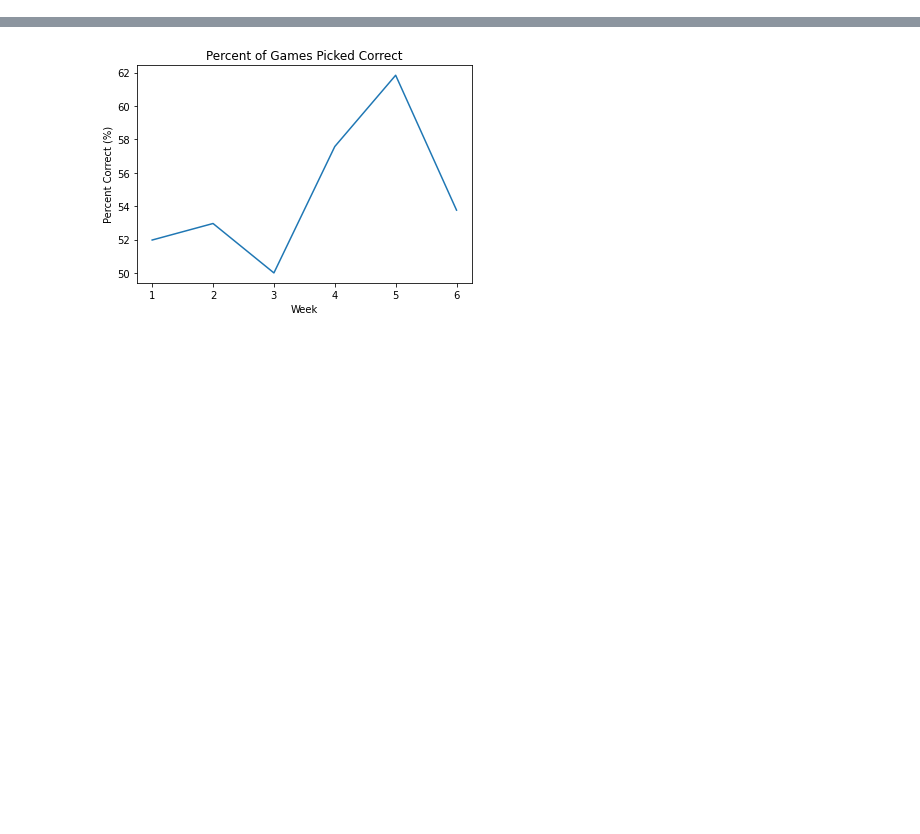
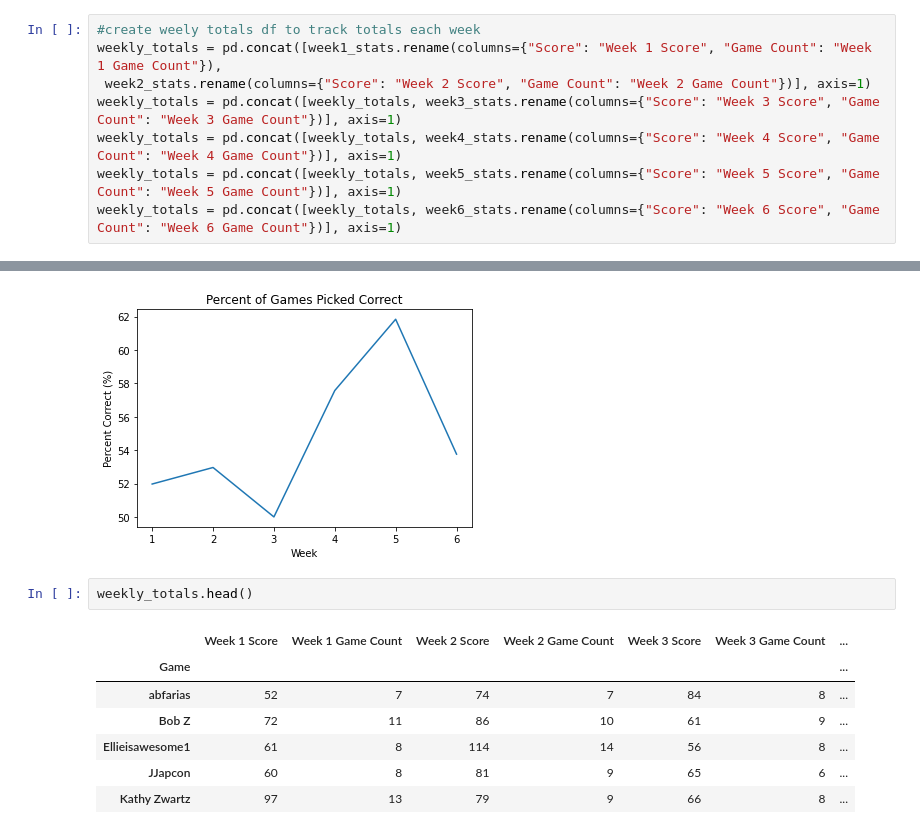
Before and after one commit to michaelzwartz/Confidence-pool, a Jupyter notebook: pool_notebook.ipynb, the cells around one changed output, grey strips where cells are left out. Cells and saved outputs as stored; diff of their text form; blank space fills up the shorter version.

```diff
--- a/pool_notebook.ipynb
+++ b/pool_notebook.ipynb
@@ -161,3 +154,11 @@ weekly_totals = pd.concat([weekly_totals, week6_stats], axis=1)
+# %%
+#create weely totals df to track totals each week
+weekly_totals = pd.concat([week1_stats.rename(columns={"Score": "Week 1 Score", "Game Count": "Week 1 Game Count"}),
+ week2_stats.rename(columns={"Score": "Week 2 Score", "Game Count": "Week 2 Game Count"})], axis=1)
+weekly_totals = pd.concat([weekly_totals, week3_stats.rename(columns={"Score": "Week 3 Score", "Game Count": "Week 3 Game Count"})], axis=1)
+weekly_totals = pd.concat([weekly_totals, week4_stats.rename(columns={"Score": "Week 4 Score", "Game Count": "Week 4 Game Count"})], axis=1)
+weekly_totals = pd.concat([weekly_totals, week5_stats.rename(columns={"Score": "Week 5 Score", "Game Count": "Week 5 Game Count"})], axis=1)
+weekly_totals = pd.concat([weekly_totals, week6_stats.rename(columns={"Score": "Week 6 Score", "Game Count": "Week 6 Game Count"})], axis=1)
 # %%
 season_totals[['Score', 'Game Count', 'Week 6 Rank', 'Rank Change']].sort_values(['Week 6 Rank']).head()
 # %% [output]
@@ -240,3 +214,13 @@ plt.xlabel("Week")
 # %% [output]
 Text(0.5, 0, 'Week')
 [figure]
+# %%
+weekly_totals.head()
+# %% [output]
+|  | Week 1 Score | Week 1 Game Count | Week 2 Score | Week 2 Game Count | Week 3 Score | Week 3 Game Count | ... |
+| Game |  |  |  |  |  |  | ... |
+| abfarias | 52 | 7 | 74 | 7 | 84 | 8 | ... |
+| Bob Z | 72 | 11 | 86 | 10 | 61 | 9 | ... |
+| Ellieisawesome1 | 61 | 8 | 114 | 14 | 56 | 8 | ... |
+| JJapcon | 60 | 8 | 81 | 9 | 65 | 6 | ... |
+| Kathy Zwartz | 97 | 13 | 79 | 9 | 66 | 8 | ... |
```
Also changed, not shown: parts of 3 cells of this notebook.
